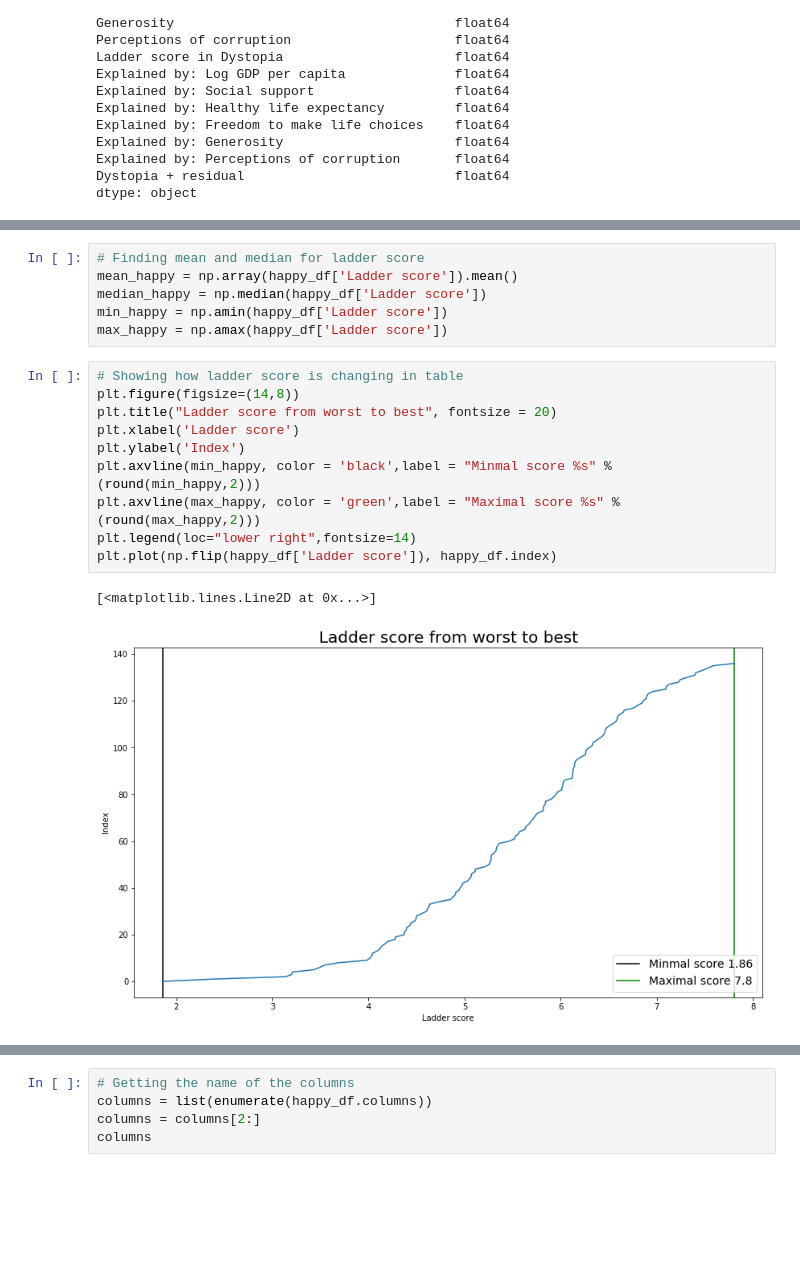
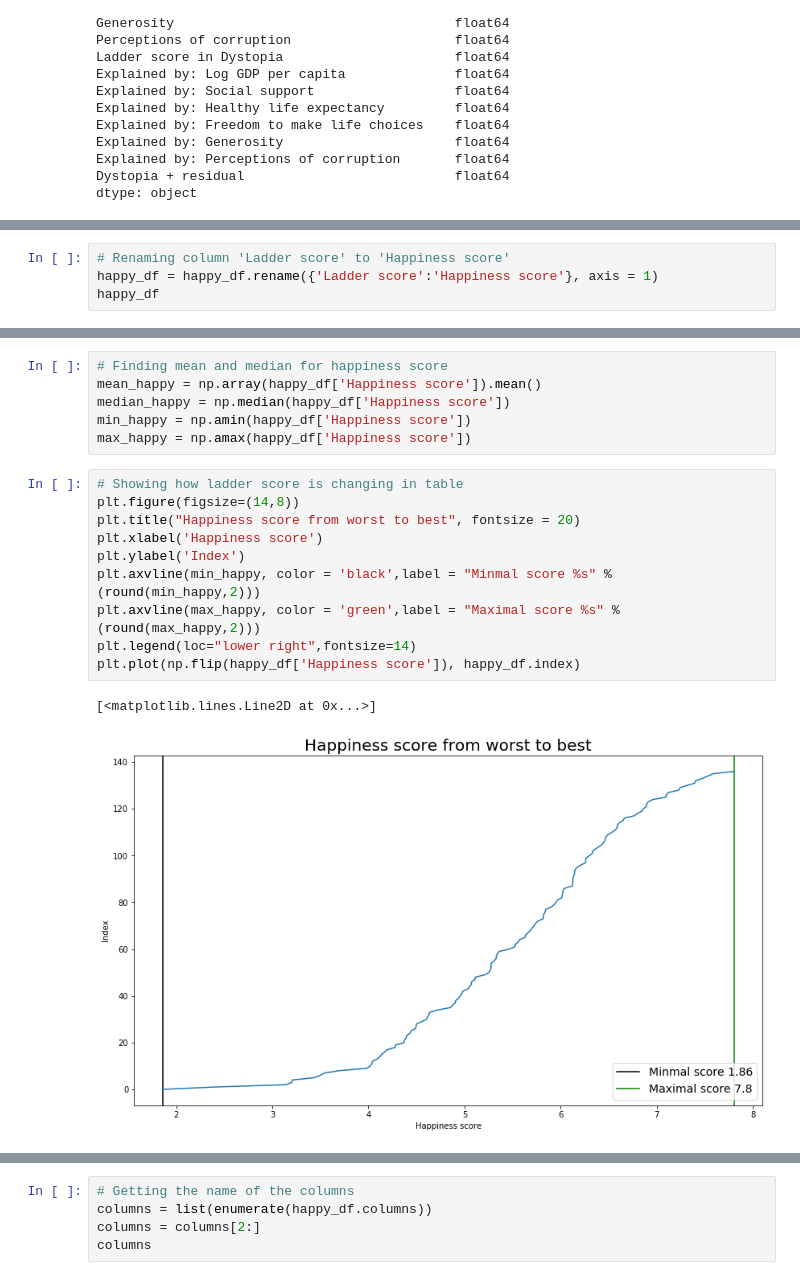
Before and after one commit to MarekMatejko/WHR_report, a Jupyter notebook: Happy_Report.ipynb, the cells around one changed output, grey strips where cells are left out. Cells and saved outputs as stored; diff of their text form; blank space fills up the shorter version.

```diff
--- a/Happy_Report.ipynb
+++ b/Happy_Report.ipynb
@@ -68 +67,5 @@ happy_df = happy_df.drop(happy_df.iloc[:,2:5], axis = 1)
 happy_df = happy_df.drop(happy_df.loc[:,'Ladder score in Dystopia':'Dystopia + residual'].columns, axis = 1)
+# %%
+# Renaming column 'Ladder score' to 'Happiness score'
+happy_df = happy_df.rename({'Ladder score':'Happiness score'}, axis = 1)
+happy_df
@@ -112,22 +134,22 @@ heat = sns.heatmap(corr,vmin = -1,cmap="coolwarm", fmt='.0%', annot=True)
 # %%
-# Finding mean and median for ladder score
-mean_happy = np.array(happy_df['Ladder score']).mean()
-median_happy = np.median(happy_df['Ladder score'])
-min_happy = np.amin(happy_df['Ladder score'])
-max_happy = np.amax(happy_df['Ladder score'])
+# Finding mean and median for happiness score
+mean_happy = np.array(happy_df['Happiness score']).mean()
+median_happy = np.median(happy_df['Happiness score'])
+min_happy = np.amin(happy_df['Happiness score'])
+max_happy = np.amax(happy_df['Happiness score'])
 # %%
 # Showing how ladder score is changing in table
 plt.figure(figsize=(14,8))
-plt.title("Ladder score from worst to best", fontsize = 20)
-plt.xlabel('Ladder score')
+plt.title("Happiness score from worst to best", fontsize = 20)
+plt.xlabel('Happiness score')
 plt.ylabel('Index')
 plt.axvline(min_happy, color = 'black',label = "Minmal score %s" %(round(min_happy,2)))
 plt.axvline(max_happy, color = 'green',label = "Maximal score %s" %(round(max_happy,2)))
 plt.legend(loc="lower right",fontsize=14)
-plt.plot(np.flip(happy_df['Ladder score']), happy_df.index)
+plt.plot(np.flip(happy_df['Happiness score']), happy_df.index)
 # %% [output]
 [<matplotlib.lines.Line2D at 0x...>]
-[figure, old version]
+[figure, new version]
 # %%
 # Creating histogram with mean and median.
 fig, ax = plt.subplots(figsize=(12,6))
```
Also changed, not shown: parts of 20 cells of this notebook.
